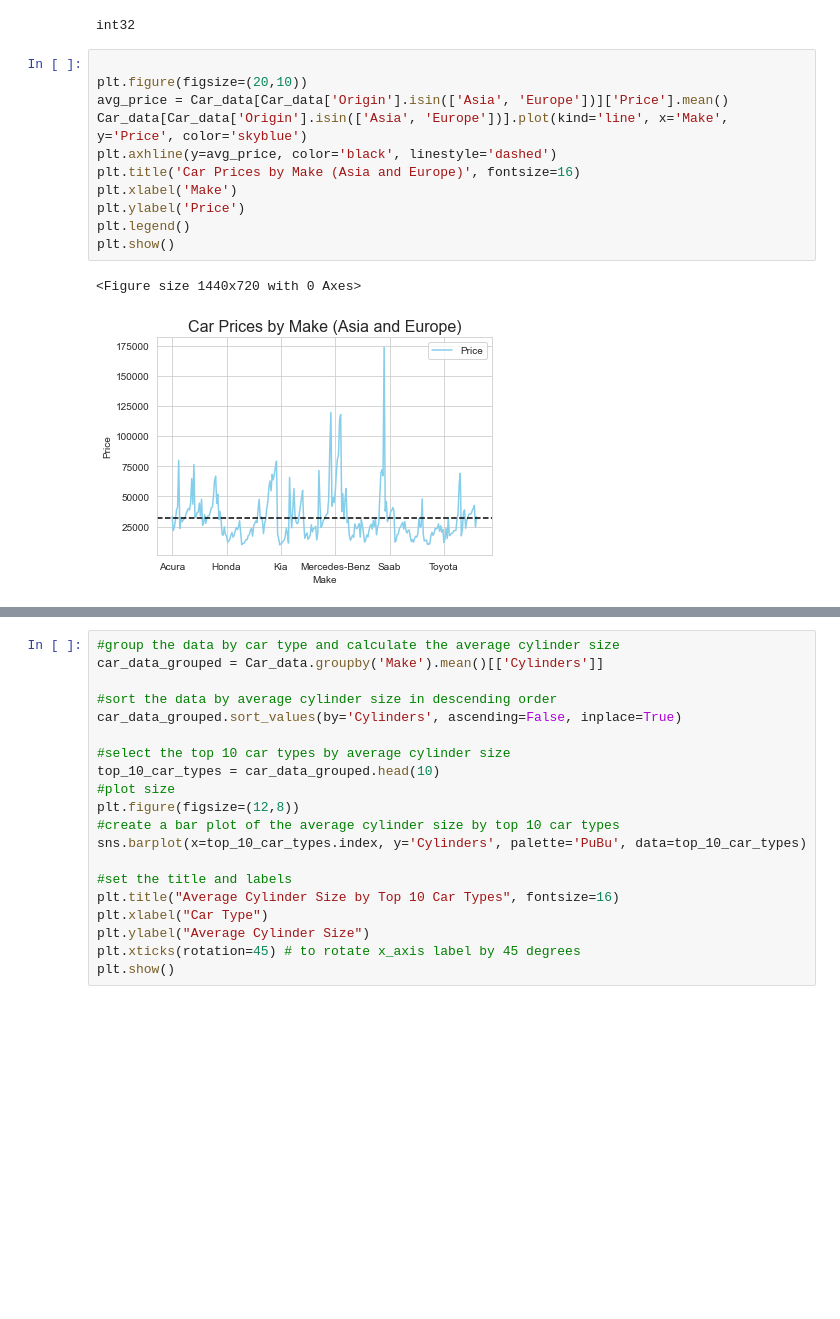
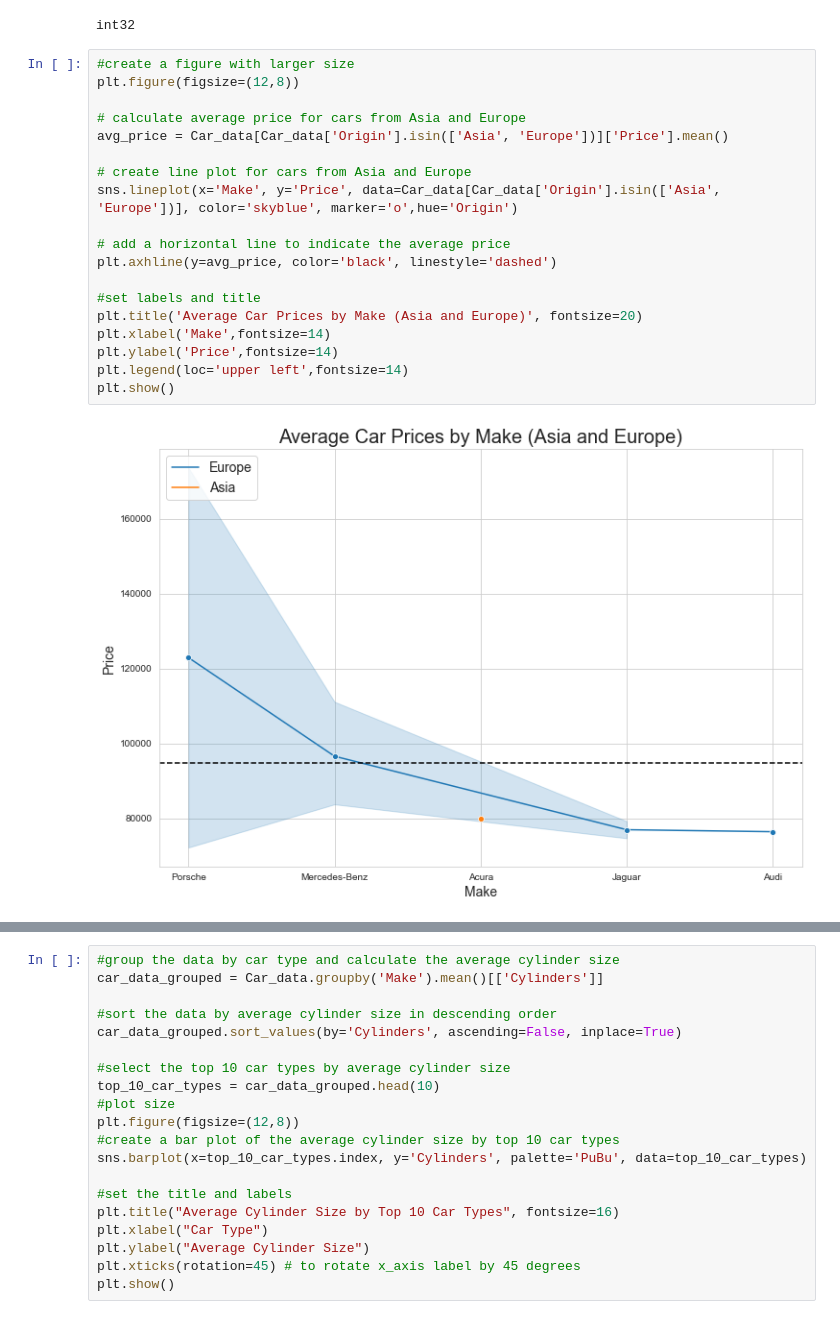
Before and after one commit to Oluchi5/DATA-ANALYST-PORTFOLIO, a Jupyter notebook: Python Projects/CAR DATASET PYTHON PROJECT.ipynb, the cells around one changed output, grey strips where cells are left out. Drawn from its saved outputs; the diff is of its cells as text; blank space fills up the shorter version.

```diff
--- a/Python Projects/CAR DATASET PYTHON PROJECT.ipynb
+++ b/Python Projects/CAR DATASET PYTHON PROJECT.ipynb
@@ -293,17 +293,24 @@ Car_data['Price'] = Car_data['Price'].astype(int)
 print(Car_data['Price'].dtype)
 # %% [output]
 int32
-# %%
-
-plt.figure(figsize=(20,10))
-avg_price = Car_data[Car_data['Origin'].isin(['Asia', 'Europe'])]['Price'].mean()
-Car_data[Car_data['Origin'].isin(['Asia', 'Europe'])].plot(kind='line', x='Make', y='Price', color='skyblue')
-plt.axhline(y=avg_price, color='black', linestyle='dashed')
-plt.title('Car Prices by Make (Asia and Europe)', fontsize=16)
-plt.xlabel('Make')
-plt.ylabel('Price')
-plt.legend()
-plt.show()
-# %% [output]
-<Figure size 1440x720 with 0 Axes>
-[figure, removed]
+# %%
+#create a figure with larger size
+plt.figure(figsize=(12,8))
+
+# calculate average price for cars from Asia and Europe
+avg_price = Car_data[Car_data['Origin'].isin(['Asia', 'Europe'])]['Price'].mean()
+
+# create line plot for cars from Asia and Europe
+sns.lineplot(x='Make', y='Price', data=Car_data[Car_data['Origin'].isin(['Asia', 'Europe'])], color='skyblue', marker='o',hue='Origin')
+
+# add a horizontal line to indicate the average price
+plt.axhline(y=avg_price, color='black', linestyle='dashed')
+
+#set labels and title
+plt.title('Average Car Prices by Make (Asia and Europe)', fontsize=20)
+plt.xlabel('Make',fontsize=14)
+plt.ylabel('Price',fontsize=14)
+plt.legend(loc='upper left',fontsize=14)
+plt.show()
+# %% [output]
+[figure, added]
```
Also changed, not shown: parts of 11 cells of this notebook.
